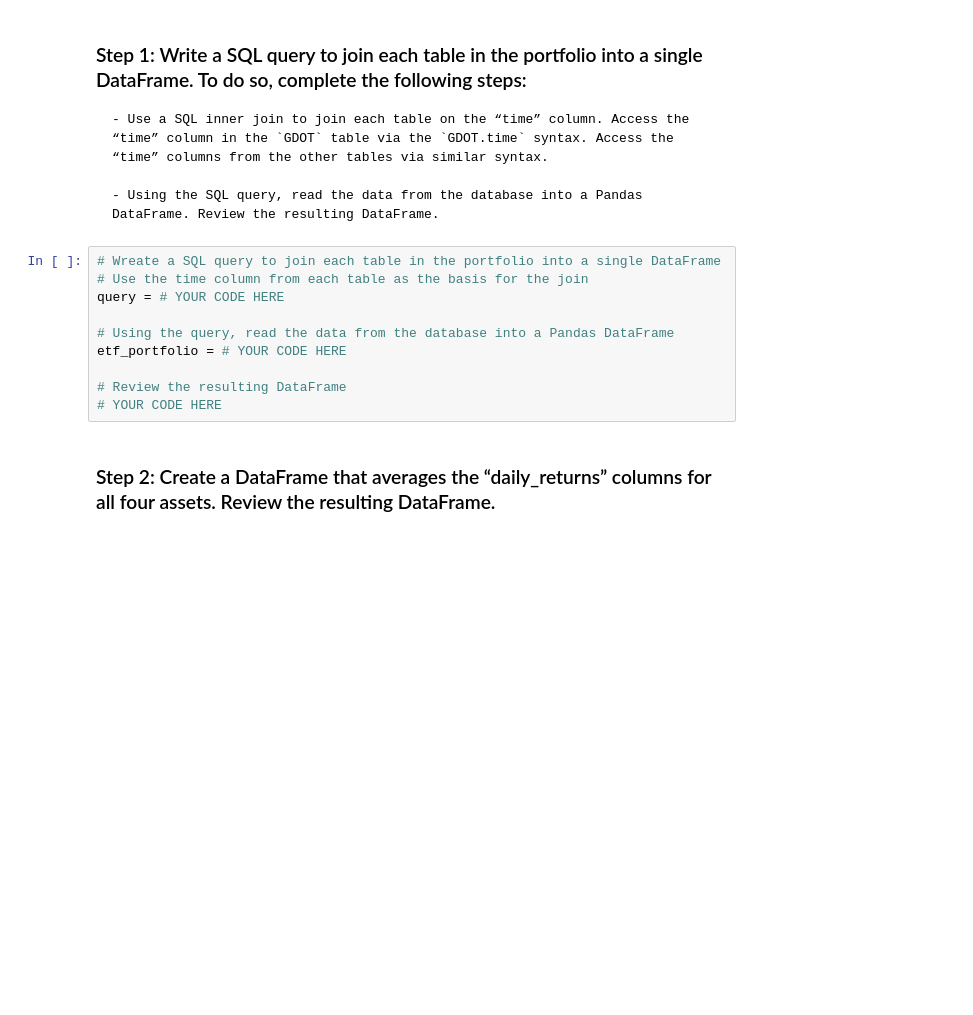
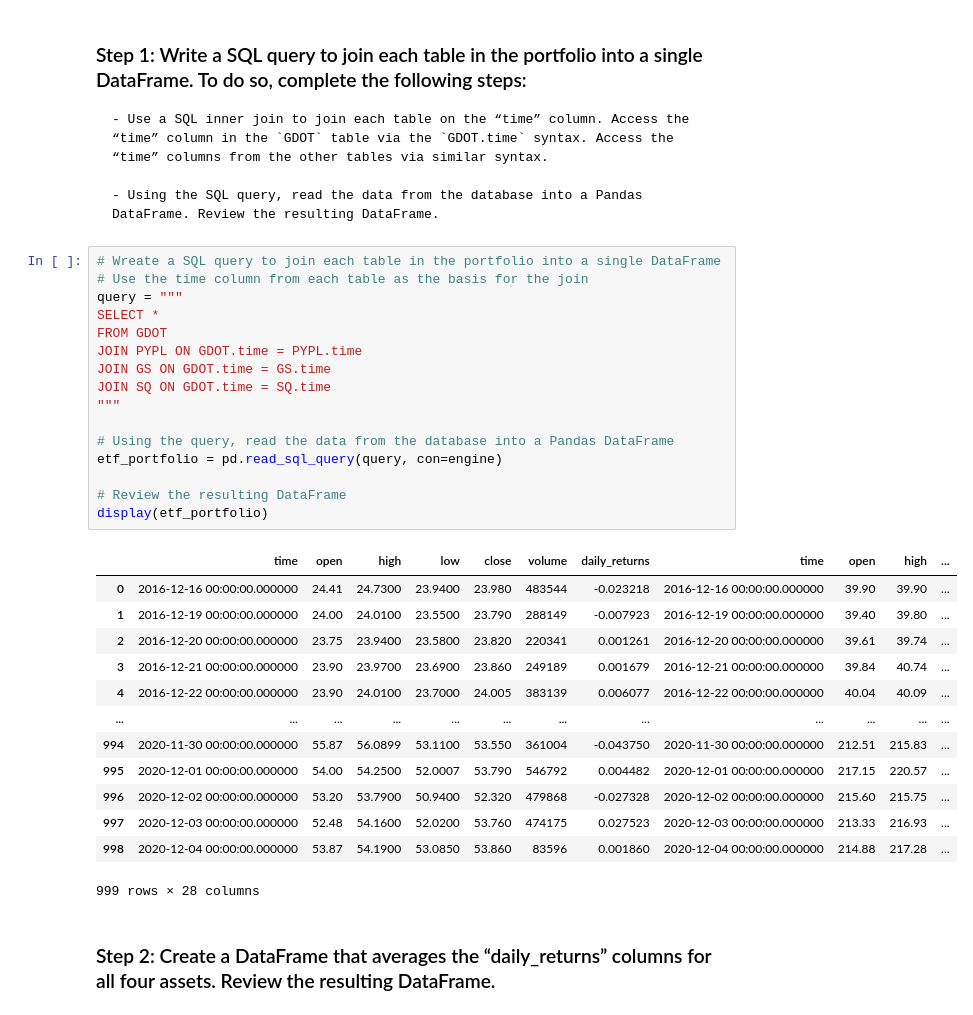
Before and after one commit to djohnst914/Passive_Investing, a Jupyter notebook: etf_analyzer.ipynb, the cells around one changed output. Cells and saved outputs as stored; diff of their text form; blank space fills up the shorter version.

```diff
--- a/etf_analyzer.ipynb
+++ b/etf_analyzer.ipynb
@@ -346,13 +351,33 @@ Complete the following steps:
 # %%
 # Wreate a SQL query to join each table in the portfolio into a single DataFrame
 # Use the time column from each table as the basis for the join
-query = # YOUR CODE HERE
+query = """
+SELECT *
+FROM GDOT
+JOIN PYPL ON GDOT.time = PYPL.time
+JOIN GS ON GDOT.time = GS.time
+JOIN SQ ON GDOT.time = SQ.time
+"""
 
 # Using the query, read the data from the database into a Pandas DataFrame
-etf_portfolio = # YOUR CODE HERE
+etf_portfolio = pd.read_sql_query(query, con=engine)
 
 # Review the resulting DataFrame
-# YOUR CODE HERE
+display(etf_portfolio)
+# %% [output]
+|  | time | open | high | low | close | volume | daily_returns | time | open | high | ... |
+| 0 | 2016-12-16 00:00:00.000000 | 24.41 | 24.7300 | 23.9400 | 23.980 | 483544 | -0.023218 | 2016-12-16 00:00:00.000000 | 39.90 | 39.90 | ... |
+| 1 | 2016-12-19 00:00:00.000000 | 24.00 | 24.0100 | 23.5500 | 23.790 | 288149 | -0.007923 | 2016-12-19 00:00:00.000000 | 39.40 | 39.80 | ... |
+| 2 | 2016-12-20 00:00:00.000000 | 23.75 | 23.9400 | 23.5800 | 23.820 | 220341 | 0.001261 | 2016-12-20 00:00:00.000000 | 39.61 | 39.74 | ... |
+| 3 | 2016-12-21 00:00:00.000000 | 23.90 | 23.9700 | 23.6900 | 23.860 | 249189 | 0.001679 | 2016-12-21 00:00:00.000000 | 39.84 | 40.74 | ... |
+| 4 | 2016-12-22 00:00:00.000000 | 23.90 | 24.0100 | 23.7000 | 24.005 | 383139 | 0.006077 | 2016-12-22 00:00:00.000000 | 40.04 | 40.09 | ... |
+| ... | ... | ... | ... | ... | ... | ... | ... | ... | ... | ... | ... |
+| 994 | 2020-11-30 00:00:00.000000 | 55.87 | 56.0899 | 53.1100 | 53.550 | 361004 | -0.043750 | 2020-11-30 00:00:00.000000 | 212.51 | 215.83 | ... |
+| 995 | 2020-12-01 00:00:00.000000 | 54.00 | 54.2500 | 52.0007 | 53.790 | 546792 | 0.004482 | 2020-12-01 00:00:00.000000 | 217.15 | 220.57 | ... |
+| 996 | 2020-12-02 00:00:00.000000 | 53.20 | 53.7900 | 50.9400 | 52.320 | 479868 | -0.027328 | 2020-12-02 00:00:00.000000 | 215.60 | 215.75 | ... |
+| 997 | 2020-12-03 00:00:00.000000 | 52.48 | 54.1600 | 52.0200 | 53.760 | 474175 | 0.027523 | 2020-12-03 00:00:00.000000 | 213.33 | 216.93 | ... |
+| 998 | 2020-12-04 00:00:00.000000 | 53.87 | 54.1900 | 53.0850 | 53.860 | 83596 | 0.001860 | 2020-12-04 00:00:00.000000 | 214.88 | 217.28 | ... |
+999 rows × 28 columns
 # %% [markdown]
 ### Step 2: Create a DataFrame that averages the “daily_returns” columns for all four assets. Review the resulting DataFrame.
 # %%
```
Also changed, not shown: parts of 2 cells of this notebook.
